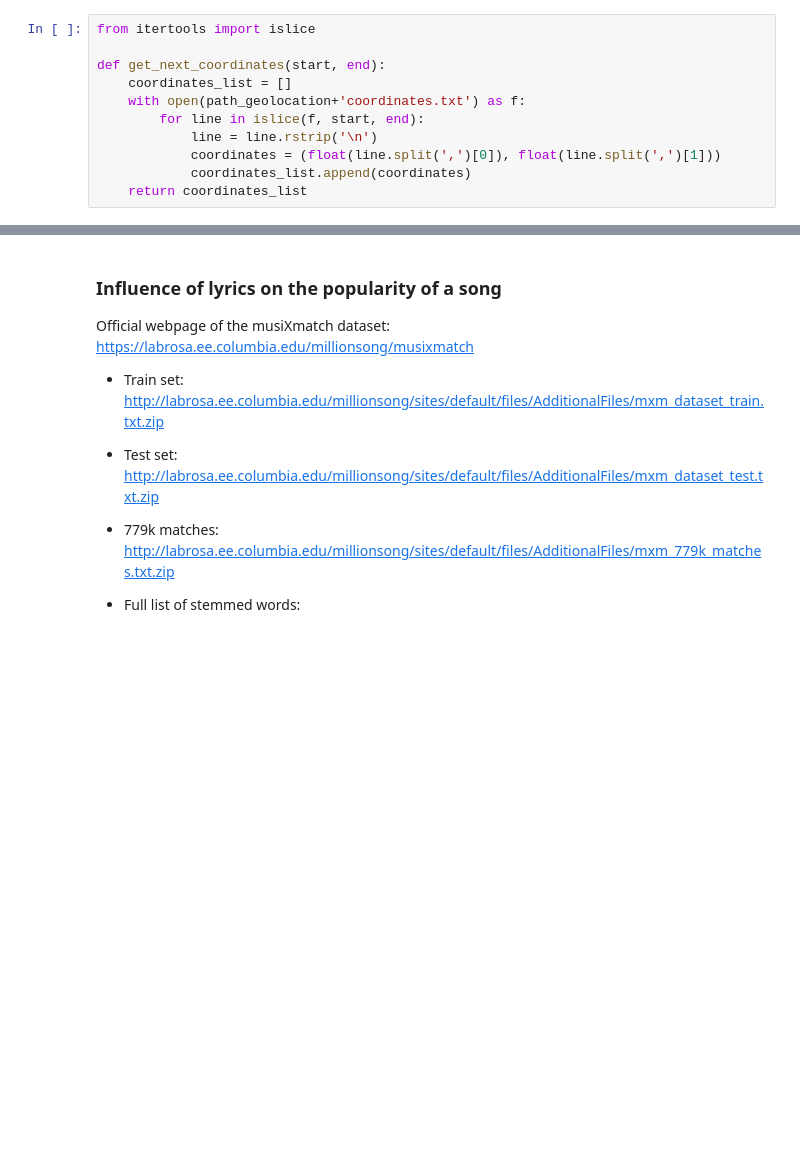
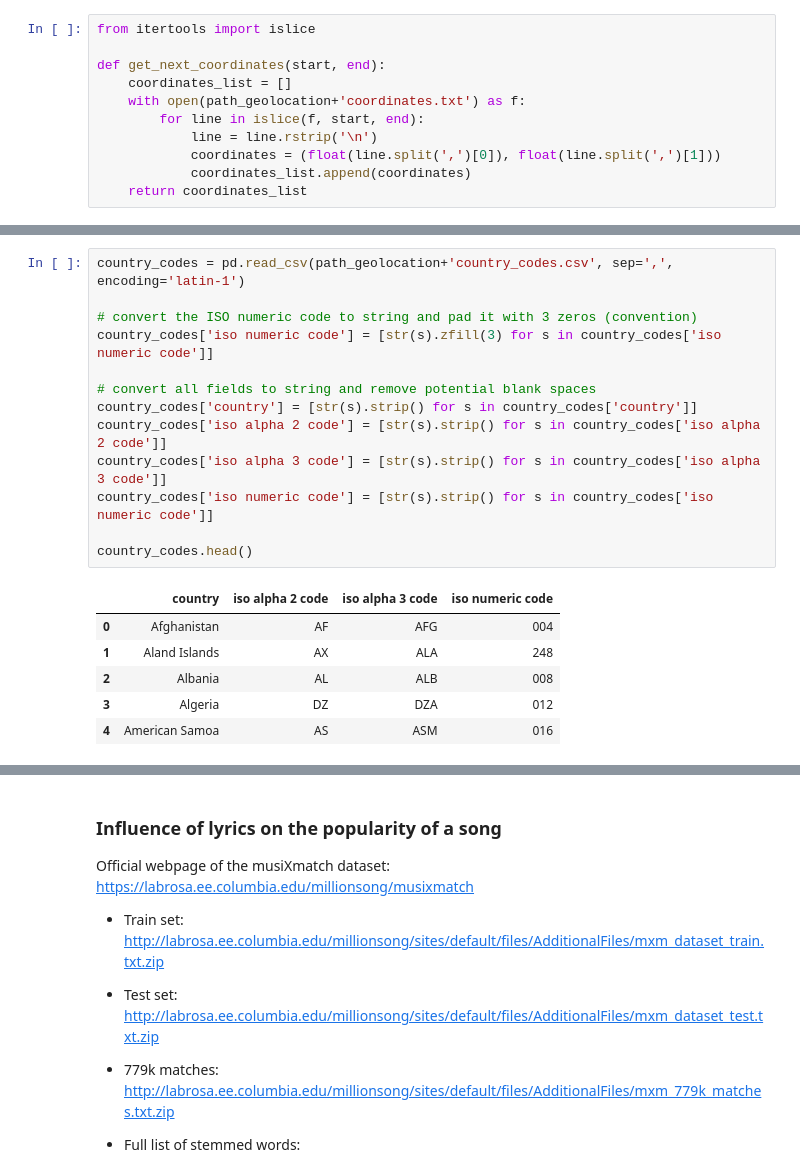
Before and after one commit to Piloumpicou/ADA-Unexpected-Match, a Jupyter notebook: project/MSD_subset.ipynb, the cells around one changed output, grey strips where cells are left out. Cells and saved outputs as stored; diff of their text form; blank space fills up the shorter version.

```diff
--- a/project/MSD_subset.ipynb
+++ b/project/MSD_subset.ipynb
@@ -1046,0 +1132,20 @@ Number of valid coordinates (i.e. not NaN): 621
+# %%
+country_codes = pd.read_csv(path_geolocation+'country_codes.csv', sep=',', encoding='latin-1')
+
+# convert the ISO numeric code to string and pad it with 3 zeros (convention)
+country_codes['iso numeric code'] = [str(s).zfill(3) for s in country_codes['iso numeric code']]
+
+# convert all fields to string and remove potential blank spaces
+country_codes['country'] = [str(s).strip() for s in country_codes['country']]
+country_codes['iso alpha 2 code'] = [str(s).strip() for s in country_codes['iso alpha 2 code']]
+country_codes['iso alpha 3 code'] = [str(s).strip() for s in country_codes['iso alpha 3 code']]
+country_codes['iso numeric code'] = [str(s).strip() for s in country_codes['iso numeric code']]
+
+country_codes.head()
+# %% [output]
+|  | country | iso alpha 2 code | iso alpha 3 code | iso numeric code |
+| 0 | Afghanistan | AF | AFG | 004 |
+| 1 | Aland Islands | AX | ALA | 248 |
+| 2 | Albania | AL | ALB | 008 |
+| 3 | Algeria | DZ | DZA | 012 |
+| 4 | American Samoa | AS | ASM | 016 |
```
Also changed, not shown: parts of 18 cells of this notebook, 3 other files.
